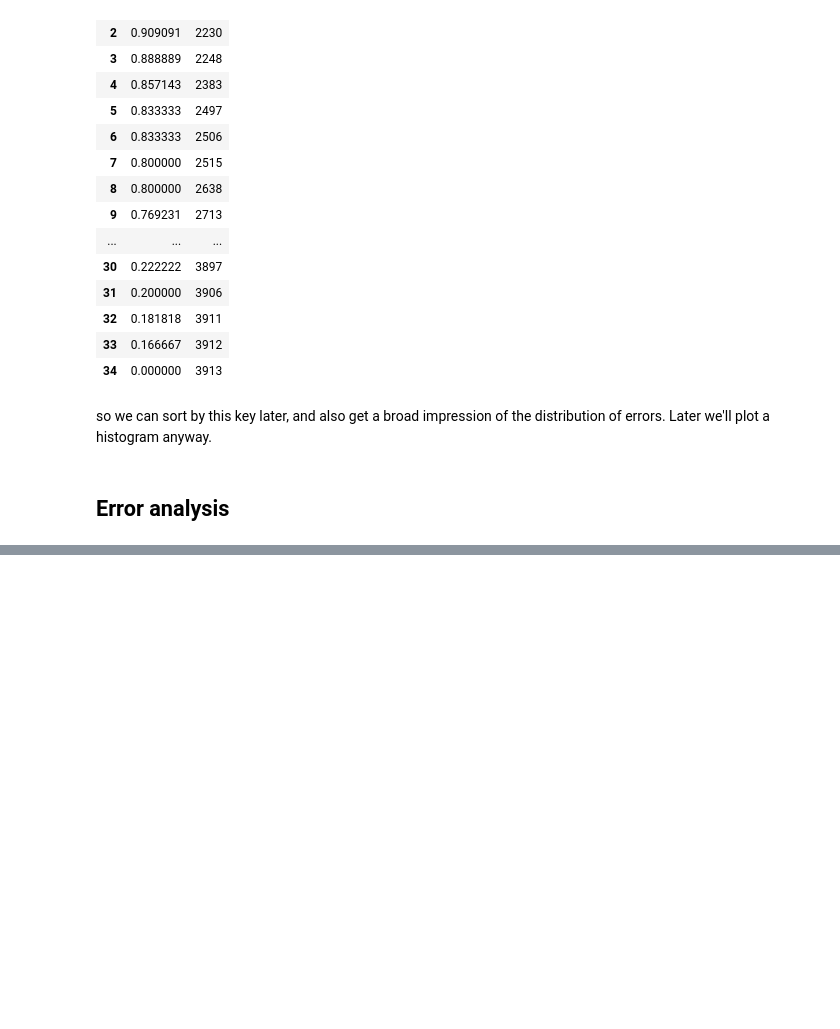
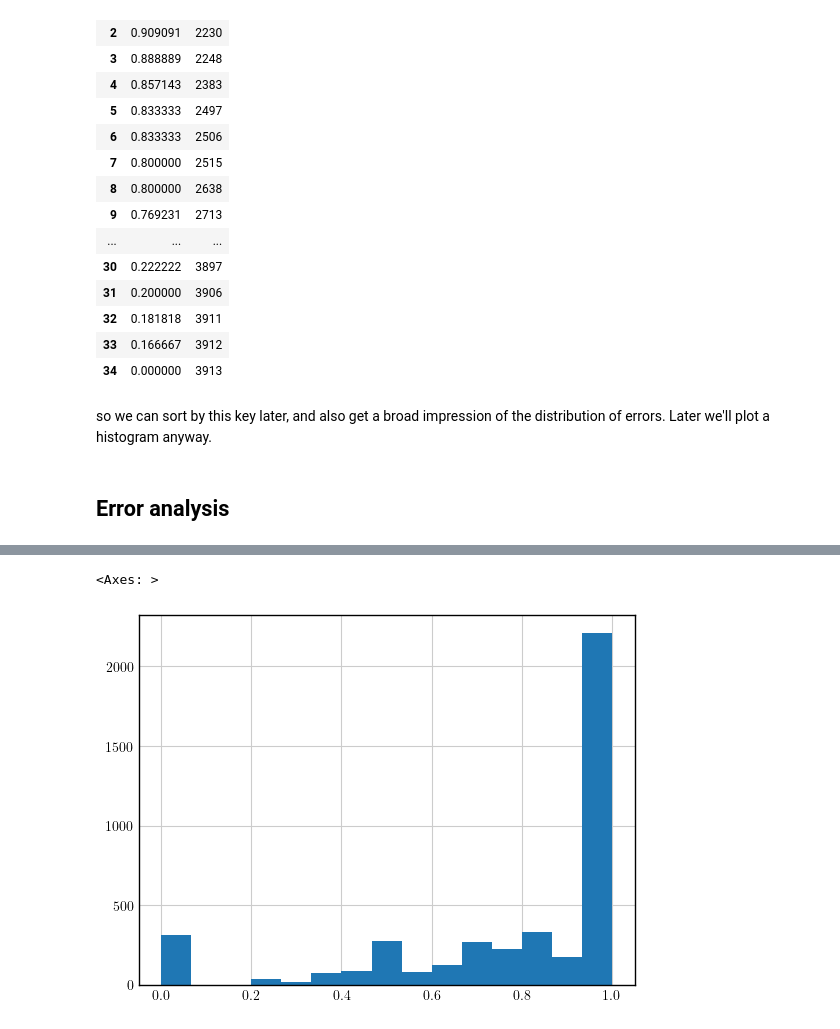
Before and after one commit to rvente/nlgs-research, a Jupyter notebook: pipeline/scores/mt-t5-small-5/analysis_mt.ipynb, the cells around one changed output, grey strips where cells are left out. Cells and saved outputs as stored; diff of their text form; code cells hidden in the pictures; blank space fills up the shorter version.

```diff
--- a/pipeline/scores/mt-t5-small-5/analysis_mt.ipynb
+++ b/pipeline/scores/mt-t5-small-5/analysis_mt.ipynb
@@ -1045,0 +523,5 @@ results.describe()
+# %%
+results.f1_scores.hist(bins=15)
+# %% [output]
+<Axes: >
+[figure, added]
```
Also changed, not shown: parts of 76 cells of this notebook, 13 other files.
